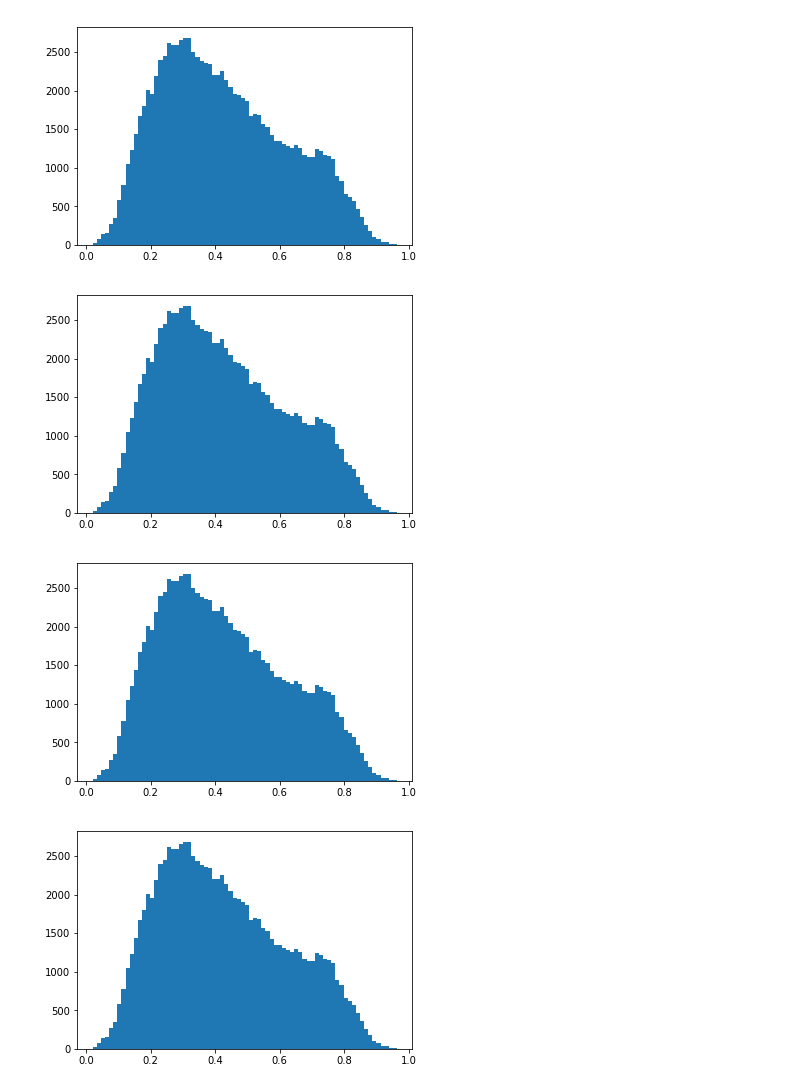
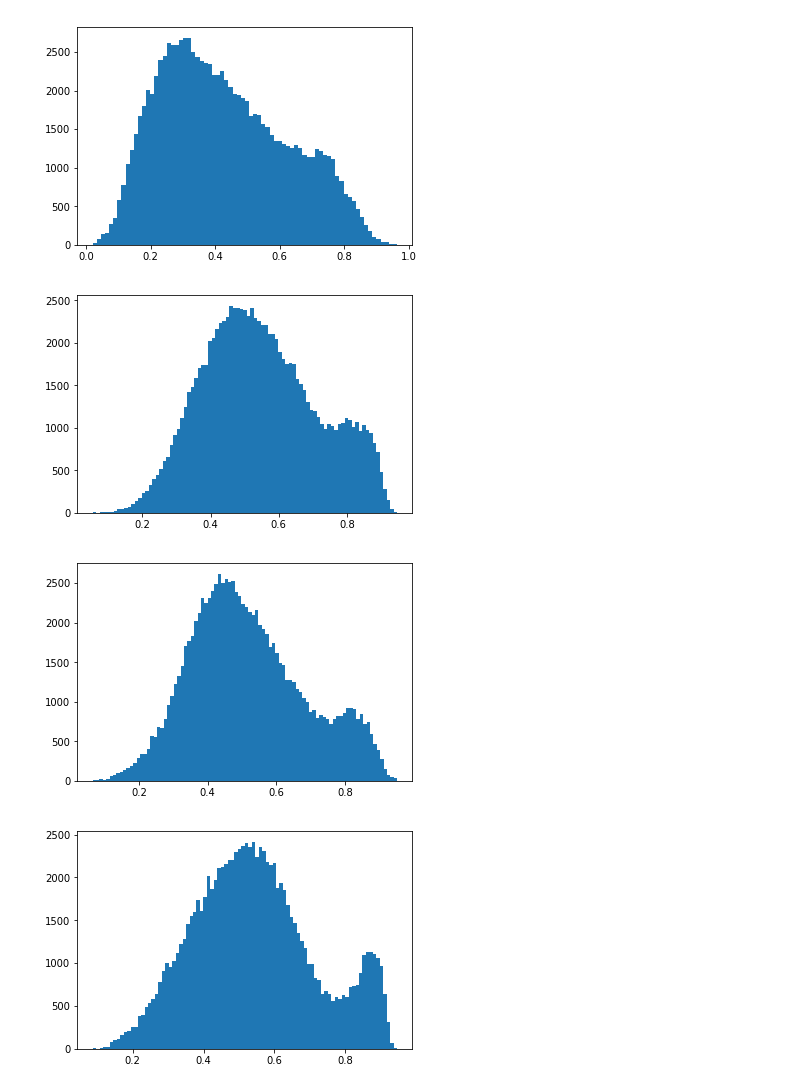
Before and after one commit to SolbiatiAlessandro/two-sigma-kaggle, a Jupyter notebook: kernels/DecisionTree/trained_model_exploration.ipynb, the cells around one changed output. Saved outputs shown, nothing was run; the diff lists cells and outputs as text; code cells hidden in the pictures.

```diff
--- a/kernels/DecisionTree/trained_model_exploration.ipynb
+++ b/kernels/DecisionTree/trained_model_exploration.ipynb
@@ -61,21 +76,21 @@ plt.show()
 # %% [output]
 [figure]
 # %%
-m2 = m.model1.predict(generated_features)
+m2 = m.model2.predict(generated_features)
 plt.hist(m2, bins='auto')
 plt.show()
 # %% [output]
-[figure, old version]
+[figure, new version]
 # %%
-m3 = m.model1.predict(generated_features)
+m3 = m.model3.predict(generated_features)
 plt.hist(m3, bins='auto')
 plt.show()
 # %% [output]
-[figure, old version]
+[figure, new version]
 # %%
-m4 = m.model1.predict(generated_features)
+m4 = m.model4.predict(generated_features)
 plt.hist(m4, bins='auto')
 plt.show()
 # %% [output]
-[figure, old version]
+[figure, new version]
 # %%
```
Also changed, not shown: parts of 14 cells of this notebook, 5 other files.
